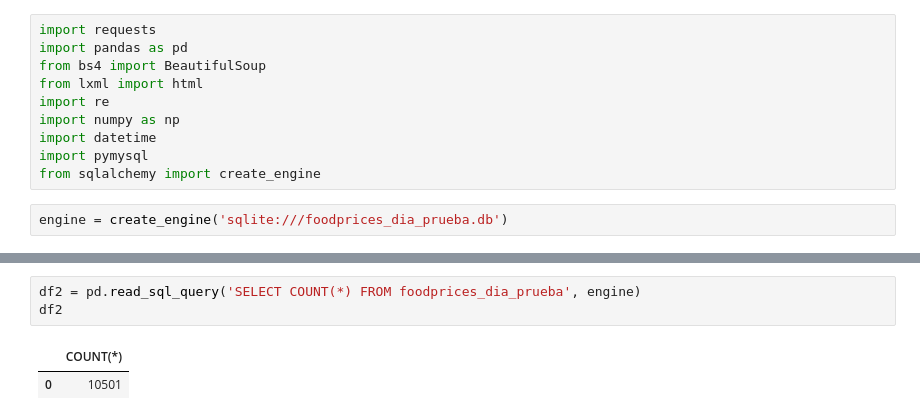
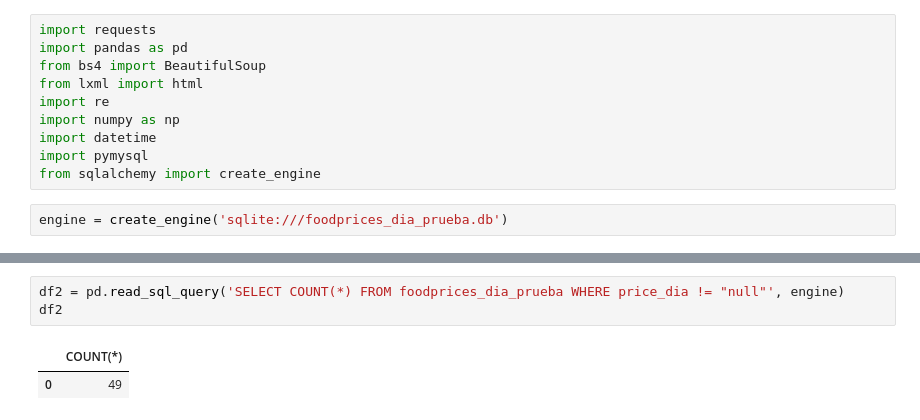
Before and after one commit to CibelesR/-Ironhack-La-Turra-Final, a Jupyter notebook: notebooks/COUNT Día.ipynb, the cells around one changed output, grey strips where cells are left out. Drawn from its saved outputs; the diff is of its cells as text.

```diff
--- a/notebooks/COUNT Día.ipynb
+++ b/notebooks/COUNT Día.ipynb
@@ -13,6 +19,6 @@ engine = create_engine('sqlite:///foodprices_dia_prueba.db')
 # %%
-df2 = pd.read_sql_query('SELECT COUNT(*) FROM foodprices_dia_prueba', engine)
+df2 = pd.read_sql_query('SELECT COUNT(*) FROM foodprices_dia_prueba WHERE price_dia != "null"', engine)
 df2
 # %% [output]
 |  | COUNT(*) |
-| 0 | 10501 |
+| 0 | 49 |
```
Also changed, not shown: parts of 1 cell of this notebook, 6 other files.
